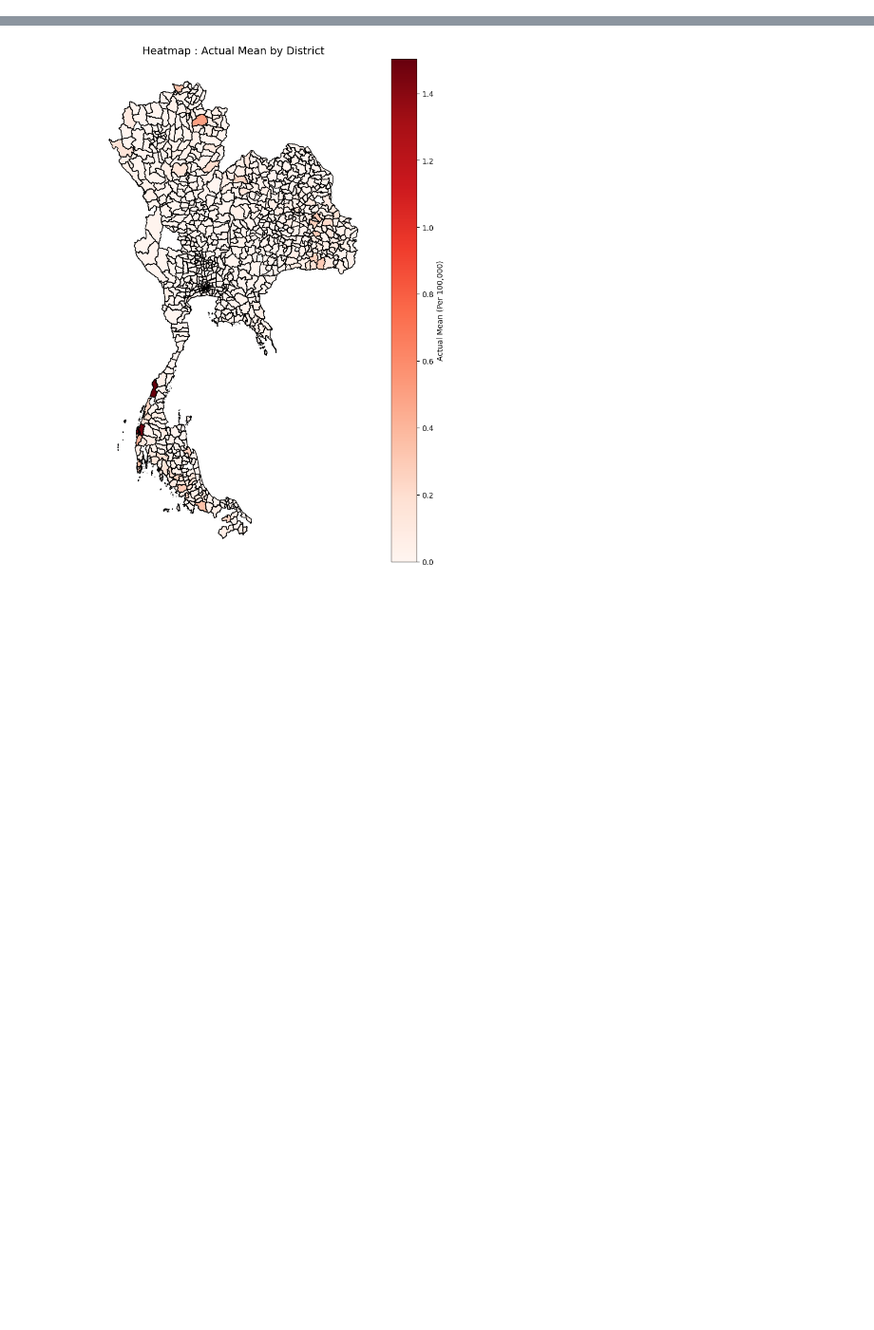
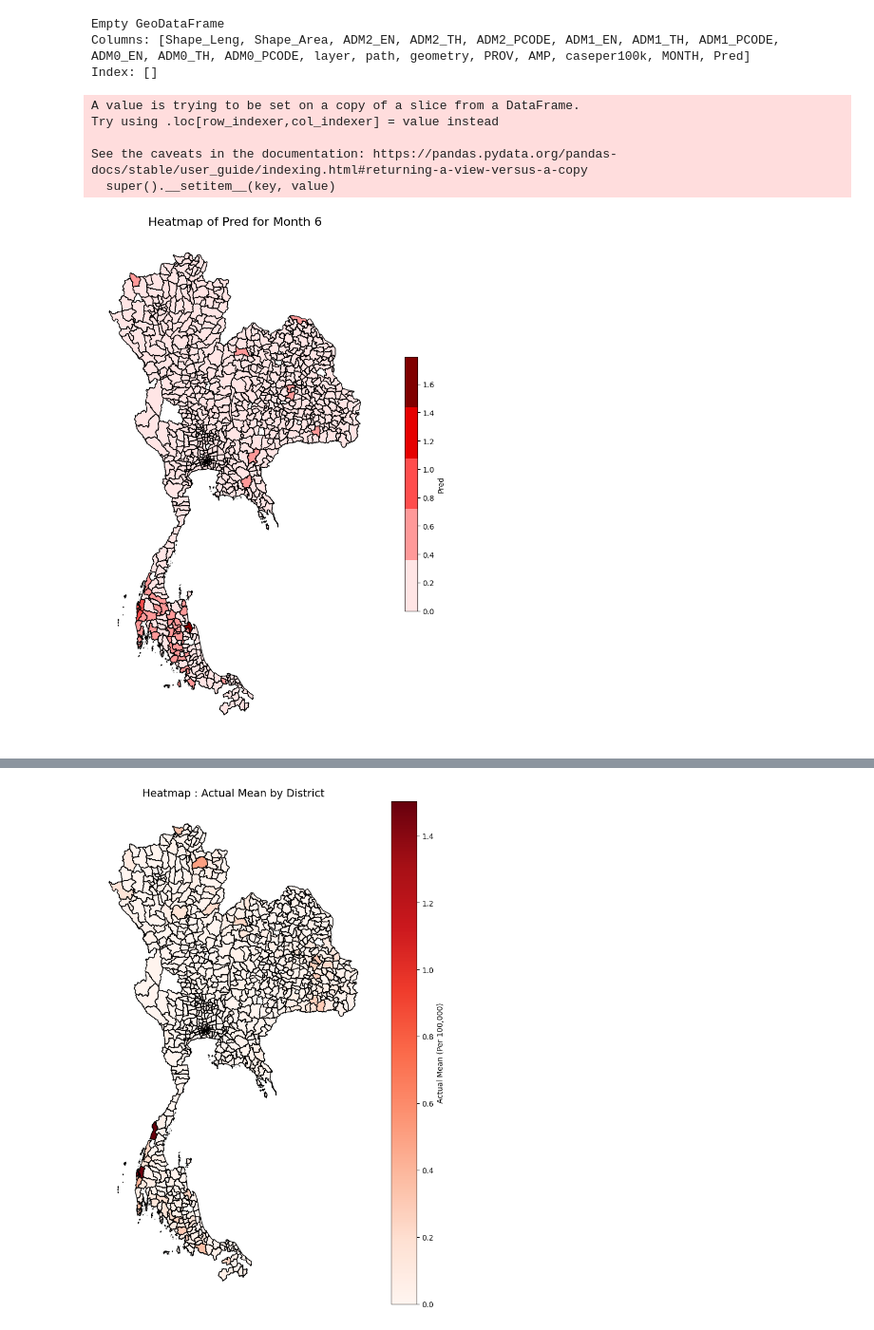
Before and after one commit to Chakorn-Song/Leptospirosis, a Jupyter notebook: plot.ipynb, the cells around one changed output, grey strips where cells are left out. Shown at 95% size. Cells and saved outputs as stored; diff of their text form; code cells hidden in the pictures; blank space fills up the shorter version.

Commit message:
new plot

```diff
--- a/plot.ipynb
+++ b/plot.ipynb
@@ -85,3 +91,11 @@ merged = gdf.merge(result_by_district[['PROV', 'AMP', 'Actual_mean', 'Pred_mean'
+# %%
+missing_data = gdf_merged[gdf_merged[['caseper100k', 'Pred', 'MONTH']].isnull().any(axis=1)]
+print(missing_data)
+#print(missing_data[missing_data['AMP'] == 'mueang yala'],)
+# %% [output]
+Empty GeoDataFrame
+Columns: [Shape_Leng, Shape_Area, ADM2_EN, ADM2_TH, ADM2_PCODE, ADM1_EN, ADM1_TH, ADM1_PCODE, ADM0_EN, ADM0_TH, ADM0_PCODE, layer, path, geometry, PROV, AMP, caseper100k, MONTH, Pred]
+Index: []
 # %%
 def plot_heatmap(gdf, column, title = 'Heatmap',
                   cmap = 'Reds', figsize = (10, 12),
@@ -105,3 +119,51 @@ def plot_heatmap(gdf, column, title = 'Heatmap',
     if save_path:
         plt.savefig(save_path, dpi = dpi, bbox_inches = 'tight')
     plt.show
+# %%
+def plot_heatmap_by_month(gdf, month, value_column='Pred', month_column='MONTH', num_colors=5):
+    gdf_month = gdf[gdf[month_column] == month]
+
+    if gdf_month.empty:
+        raise ValueError(f"No data found for month {month}.")
+
+    # ตรวจสอบว่าคอลัมน์มีอยู่
+    if value_column not in gdf.columns:
+        raise ValueError(f"Column '{value_column}' not found.")
+
+    # สร้าง colormap
+    cmap = mcolors.LinearSegmentedColormap.from_list(
+        "red_shades", ["#ffe5e5", "#ff9999", "#ff4d4d", "#e60000", "#800000"], N=num_colors
+    )
+
+    # สร้าง bin สำหรับสี
+    bins = np.linspace(gdf_month[value_column].min(), gdf_month[value_column].max(), num_colors + 1)
+    gdf_month['color_bin'] = np.digitize(gdf_month[value_column], bins, right=False) - 1
+
+    # วาดกราฟ
+    fig, ax = plt.subplots(1, 1, figsize=(12, 10))
+    gdf_month.plot(column=value_column,
+                   cmap=cmap,
+                   linewidth=1.0,
+                   ax=ax,
+                   edgecolor='black',
+                   legend=True,
+                   legend_kwds={'label': value_column,
+                                'orientation': "vertical",
+                                'shrink': 0.5,
+                                'pad': 0.05})
+
+    ax.set_title(f'Heatmap of {value_column} for Month {month}', fontsize=16)
+    ax.axis('off')
+    plt.tight_layout()
+    plt.show()
+# %%
+plot_heatmap_by_month(gdf = merged,
+                      month = 6,
+                     value_column='Pred')
+# %% [output]
+A value is trying to be set on a copy of a slice from a DataFrame.
+Try using .loc[row_indexer,col_indexer] = value instead
+
+See the caveats in the documentation: https://pandas.pydata.org/pandas-docs/stable/user_guide/indexing.html#returning-a-view-versus-a-copy
+  super().__setitem__(key, value)
+[figure, added]
```
Also changed, not shown: parts of 13 cells of this notebook, 4 other files.
